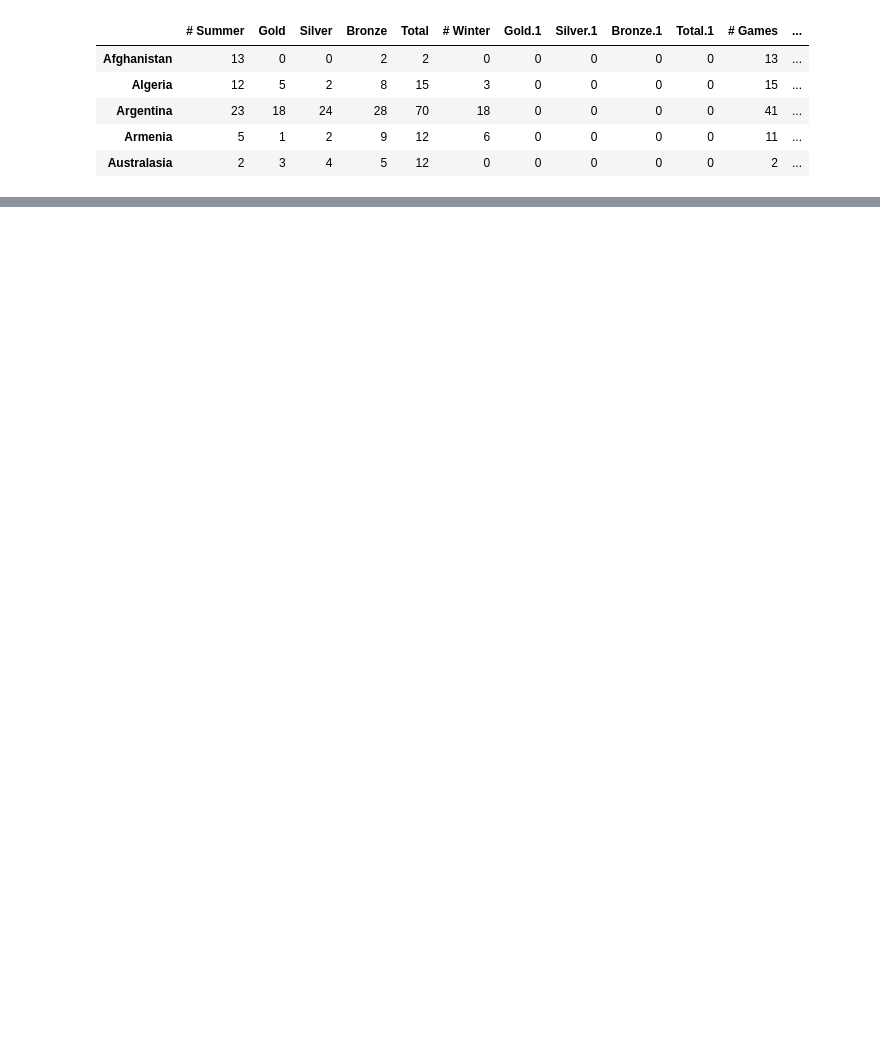
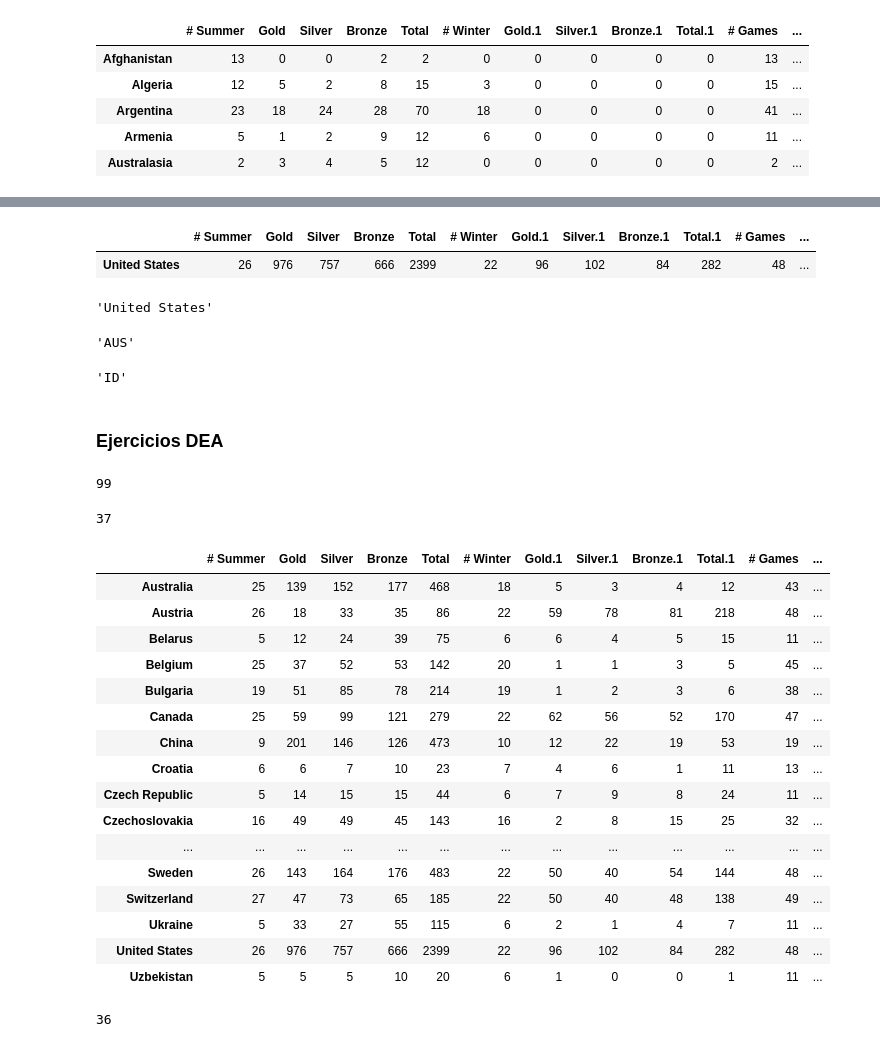
Before and after one commit to Dea10/Coursera-UM-DS, a Jupyter notebook: W2/Untitled1.ipynb, the cells around one changed output, grey strips where cells are left out. Drawn from its saved outputs; the diff is of its cells as text; code cells hidden in the pictures; blank space fills up the shorter version.

Commit message:
ejercicios olympics.csv

```diff
--- a/W2/Untitled1.ipynb
+++ b/W2/Untitled1.ipynb
@@ -57,0 +49,55 @@ Python 3.7.1
+# %%
+df[df['Gold.2'] == max(df['Gold.2'])]
+# %% [output]
+|  | # Summer | Gold | Silver | Bronze | Total | # Winter | Gold.1 | Silver.1 | Bronze.1 | Total.1 | # Games | ... |
+| United States | 26 | 976 | 757 | 666 | 2399 | 22 | 96 | 102 | 84 | 282 | 48 | ... |
+# %%
+df[df['Gold.2'] == max(df['Gold.2'])].index[0]
+# %% [output]
+'United States'
+# %%
+df.iloc[5]['ID']
+# %% [output]
+'AUS'
+# %%
+df.iloc[5].index[-1]
+# %% [output]
+'ID'
+# %% [markdown]
+### Ejercicios DEA
+# %%
+## ¿Cuántos países tienen Gold?
+df[df['Gold']>0]['Gold'].count()
+# %% [output]
+99
+# %%
+## ¿Cuántos países tienen Gold.1?
+df[df['Gold.1']>0]['Gold.1'].count()
+# %% [output]
+37
+# %%
+df[df['Gold.1']>0]
+# %% [output]
+|  | # Summer | Gold | Silver | Bronze | Total | # Winter | Gold.1 | Silver.1 | Bronze.1 | Total.1 | # Games | ... |
+| Australia | 25 | 139 | 152 | 177 | 468 | 18 | 5 | 3 | 4 | 12 | 43 | ... |
+| Austria | 26 | 18 | 33 | 35 | 86 | 22 | 59 | 78 | 81 | 218 | 48 | ... |
+| Belarus | 5 | 12 | 24 | 39 | 75 | 6 | 6 | 4 | 5 | 15 | 11 | ... |
+| Belgium | 25 | 37 | 52 | 53 | 142 | 20 | 1 | 1 | 3 | 5 | 45 | ... |
+| Bulgaria | 19 | 51 | 85 | 78 | 214 | 19 | 1 | 2 | 3 | 6 | 38 | ... |
+| Canada | 25 | 59 | 99 | 121 | 279 | 22 | 62 | 56 | 52 | 170 | 47 | ... |
+| China | 9 | 201 | 146 | 126 | 473 | 10 | 12 | 22 | 19 | 53 | 19 | ... |
+| Croatia | 6 | 6 | 7 | 10 | 23 | 7 | 4 | 6 | 1 | 11 | 13 | ... |
+| Czech Republic | 5 | 14 | 15 | 15 | 44 | 6 | 7 | 9 | 8 | 24 | 11 | ... |
+| Czechoslovakia | 16 | 49 | 49 | 45 | 143 | 16 | 2 | 8 | 15 | 25 | 32 | ... |
+| ... | ... | ... | ... | ... | ... | ... | ... | ... | ... | ... | ... | ... |
+| Sweden | 26 | 143 | 164 | 176 | 483 | 22 | 50 | 40 | 54 | 144 | 48 | ... |
+| Switzerland | 27 | 47 | 73 | 65 | 185 | 22 | 50 | 40 | 48 | 138 | 49 | ... |
+| Ukraine | 5 | 33 | 27 | 55 | 115 | 6 | 2 | 1 | 4 | 7 | 11 | ... |
+| United States | 26 | 976 | 757 | 666 | 2399 | 22 | 96 | 102 | 84 | 282 | 48 | ... |
+| Uzbekistan | 5 | 5 | 5 | 10 | 20 | 6 | 1 | 0 | 0 | 1 | 11 | ... |
+# %%
+## ¿Cuántos países tienen Gold y Gold.1?
+## Países que han ganado medalla de oro en Summer y Winter
+len(df[(df['Gold']>0) & (df['Gold.1']>0)])
+# %% [output]
+36
```
Also changed, not shown: parts of 12 cells of this notebook.
